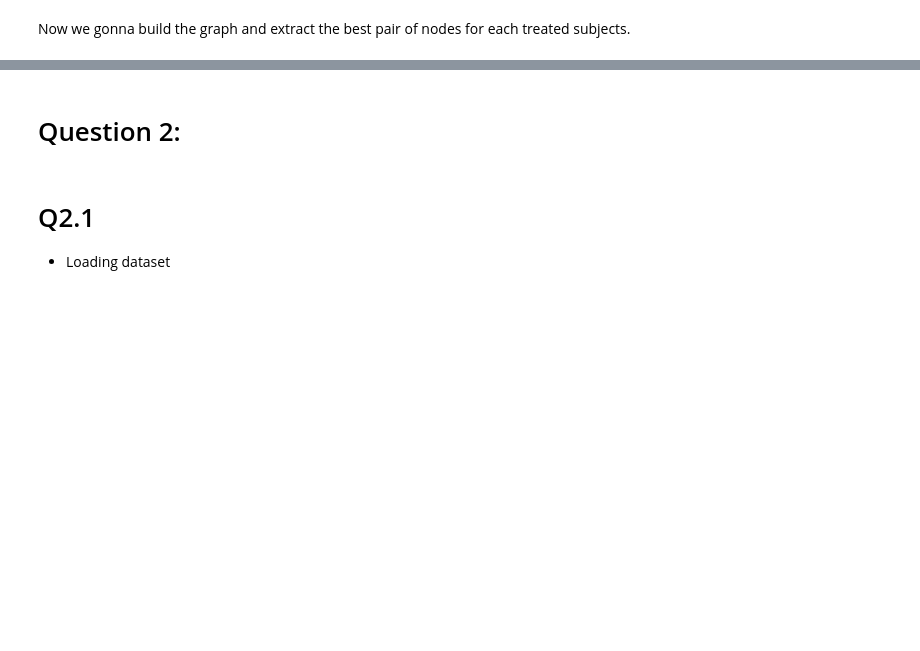
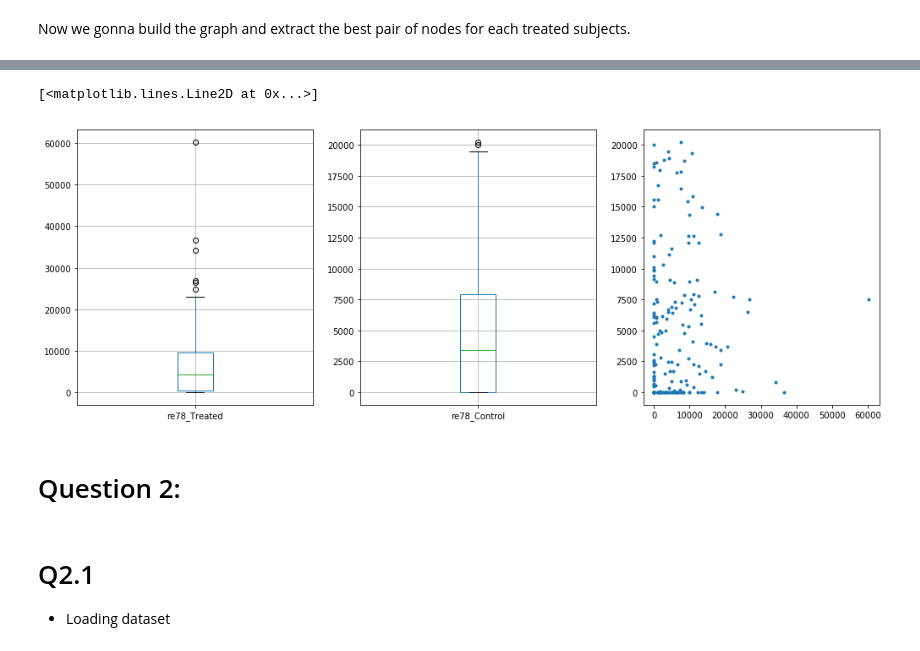
Before and after one commit to Roussaky/ada-EPFL, a Jupyter notebook: Homework4/Homework4.ipynb, the cells around one changed output, grey strips where cells are left out. Saved outputs shown, nothing was run; the diff lists cells and outputs as text; code cells hidden in the pictures; blank space fills up the shorter version.

```diff
--- a/Homework4/Homework4.ipynb
+++ b/Homework4/Homework4.ipynb
@@ -202,13 +202,14 @@ lalonde_weights.head()
 # %% [markdown]
 Now we gonna build the graph and extract the best pair of nodes for each treated subjects.
 # %%
-G = nx.from_pandas_dataframe(lalonde_weights, 'Treated', 'Test', 'weight')
+G = nx.from_pandas_dataframe(lalonde_weights, 'Treated', 'Control', 'weight')
 best_matches = nx.max_weight_matching(G, maxcardinality=True)
-best_matches
 
 #We store the bestmatches in a panda df.
-lalonde_matches = pd.DataFrame(columns=['Treated','Test'])
-lalonde_matches['Treated'] = match_control_treated.keys()
-lalonde_matches['Test'] = match_control_treated.values()
+lalonde_matches = pd.DataFrame(columns=['Treated','Control'])
+for (key,value) in best_matches.items():
+    if "NSW" in key:
+        lalonde_matches.loc[len(lalonde_matches)] = [key,value]
+lalonde_matches = lalonde_matches.sort_values(by="Treated")
 lalonde_matches.head()
 # %% [output]
@@ -215,0 +236,8 @@ NameError: name 'match_control_treated' is not defined
+# %%
+#To save us some time we decided to set the index of the df as the previous Id column to save us some time
+lalonde_indexed = lalonde_data.set_index('id')
+
+#We add the re78 of the treated and test sample for each match.
+lalonde_matches['re78_Treated']  = list(lalonde_indexed.loc[lalonde_matches['Treated']]['re78'])
+lalonde_matches['re78_Control']  = list(lalonde_indexed.loc[lalonde_matches['Control']]['re78'])
+lalonde_matches.head()
@@ -216,3 +251,16 @@ NameError: name 'match_control_treated' is not defined
+# %%
+#boxplot
+#continuous parameters
+params = ["re78_Treated", "re78_Control"]
+fig, axS = plt.subplots(1, 3, figsize=(17,6))
+for ax, param in zip(axS.flatten(), params):
+    lalonde_matches.boxplot(column=param, ax=ax)
+
+
+plt.plot(lalonde_matches['re78_Treated'],lalonde_matches['re78_Control'],'.')
+# %% [output]
+[<matplotlib.lines.Line2D at 0x...>]
+[figure, added]
 # %% [markdown]
 # Question 2:
 # %%
```
Also changed, not shown: parts of 7 cells of this notebook.
